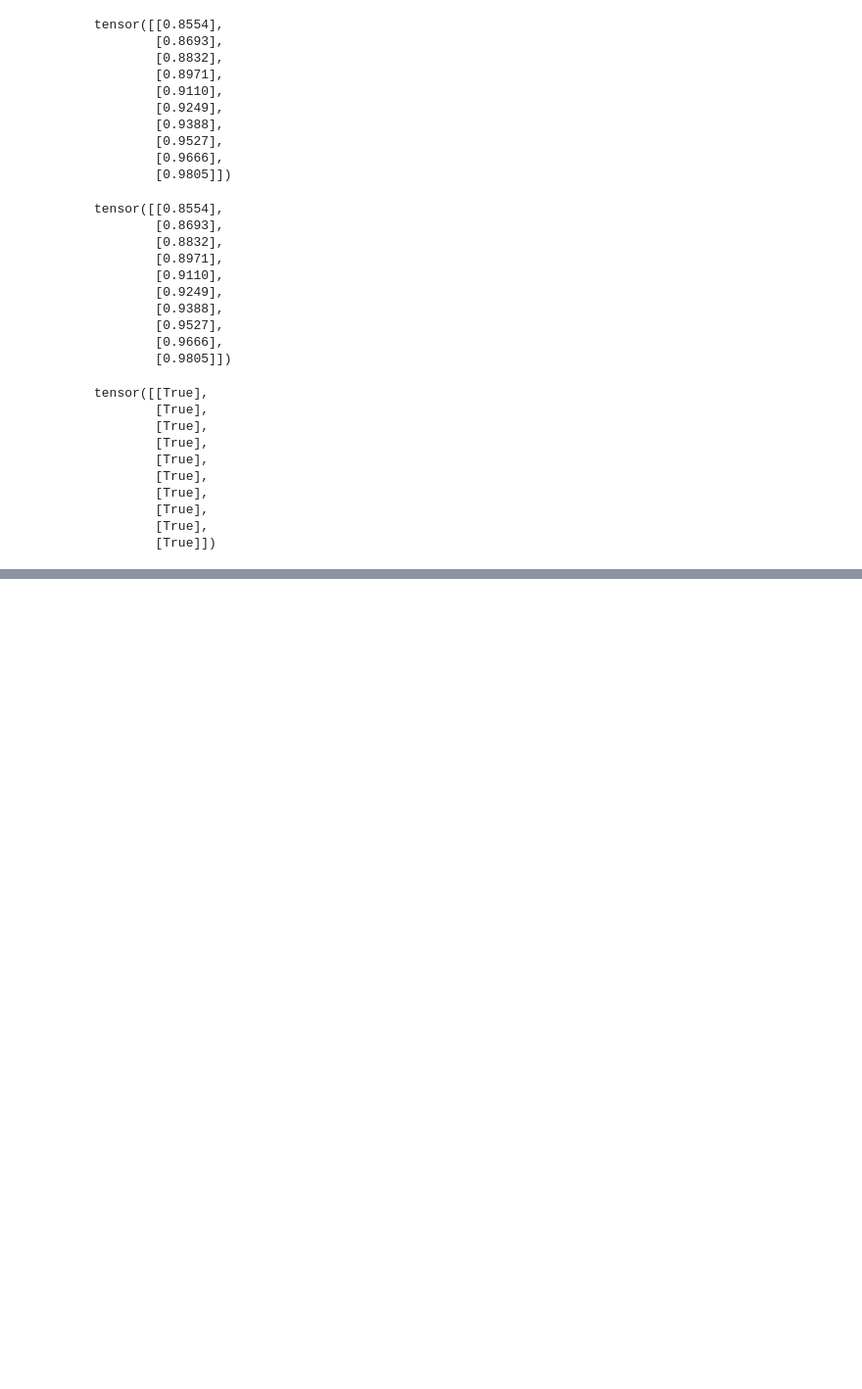
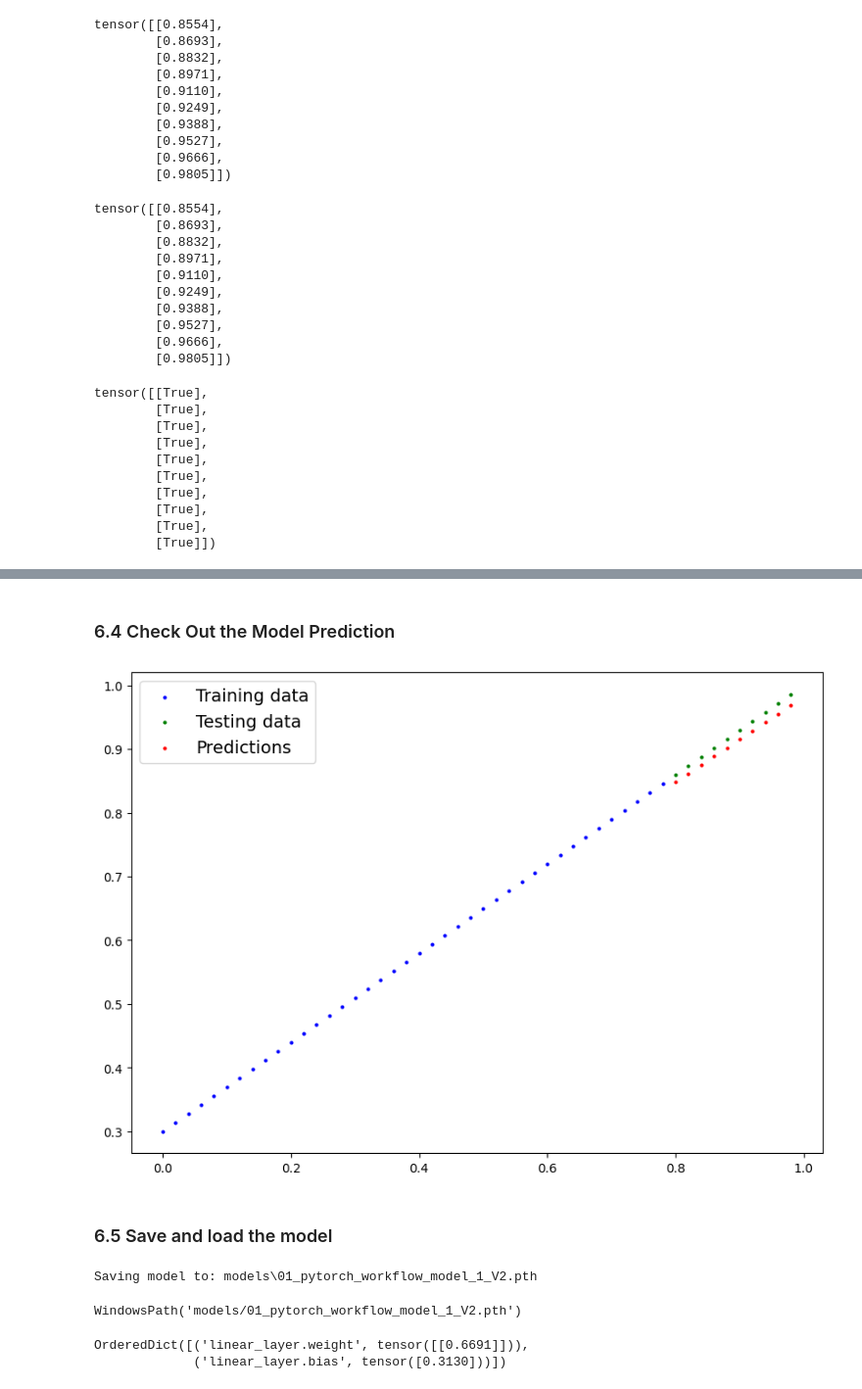
Before and after one commit to Dhusnic/Code_For_Tutorials, a Jupyter notebook: Machine Learning/py Torch/01_py_torch_workflow.ipynb, the cells around one changed output, grey strips where cells are left out. Shown at 98% size. Cells and saved outputs as stored; diff of their text form; code cells hidden in the pictures; blank space fills up the shorter version.

```diff
--- a/Machine Learning/py Torch/01_py_torch_workflow.ipynb
+++ b/Machine Learning/py Torch/01_py_torch_workflow.ipynb
@@ -487,0 +625,40 @@ tensor([[True],
+# %%
+# Let's train the model
+torch.manual_seed(42)
+
+epochs = 100
+# Put data to target device
+X_train = X_train.to(device)
+y_train = y_train.to(device)
+X_test = X_test.to(device)
+y_test = y_test.to(device)
+
+for epoch in range(epochs):
+    model_1.train() # train mode in pytorch sets all parameters that require gradients to require gradients
+
+    # 1. Forward pass
+    y_preds = model_1(X_train) #<- move the data to the target device
+
+    # 2. Calculate loss (per batch)
+    loss = loss_fn(y_preds, y_train) #<- move the data to the target device
+
+    # 3. Optimizer zero grad
+    optimizer.zero_grad()
+
+    # 4. Perform backpropagation on the loss with respect to the parameters of the model
+    loss.backward()
+
+    # 5. Step the optimizer (perform gradient descent)
+    optimizer.step()
+
+    # print(f"Epoch: {epoch} | Loss: {loss}")
+
+    ### Testing
+    model_1.eval() # turns off different settings in the model not needed for evaluation/testing (dropout/batch norm)
+    with torch.inference_mode():
+        # 1. Forward pass
+        test_pred = model_1(X_test) #<- move the data to the target device
+        # 2. Calculate loss (per batch)
+        test_loss = loss_fn(test_pred, y_test) #<- move the data to the target device
+        if epoch % 10 == 0:
+            print(f"Epoch: {epoch} | Loss: {loss} | Test loss: {test_loss}")
@@ -487,0 +676,38 @@ tensor([[True],
+# %% [markdown]
+### 6.4 Check Out the Model Prediction
+# %%
+plot_prediction(predictions=test_pred.cpu()) #<- move the data to the CPU for plotting
+# %% [output]
+[figure, added]
+# %% [markdown]
+### 6.5 Save and load the model
+# %%
+from pathlib import Path
+
+# 1. Create models directory
+MODEL_PATH = Path("models")
+MODEL_PATH.mkdir(parents=True, exist_ok=True)
+# 2. Create model save path
+MODEL_NAME = "01_pytorch_workflow_model_1_V2.pth"
+MODEL_SAVE_PATH = MODEL_PATH / MODEL_NAME
+# 3. Save the model state dict
+print(f"Saving model to: {MODEL_SAVE_PATH}")
+torch.save(obj=model_1.state_dict(), # only saving the state_dict() only saves the models learned parameters
+           f=MODEL_SAVE_PATH)
+
+MODEL_SAVE_PATH
+# %% [output]
+Saving model to: models\01_pytorch_workflow_model_1_V2.pth
+WindowsPath('models/01_pytorch_workflow_model_1_V2.pth')
+# %%
+# Load a PyTorch model
+
+# Create a new instance of linear regression model V2
+loaded_model_1 = LinearRegressionModelV2()
+
+# Load the saved model_1 state_dict
+loaded_model_1.load_state_dict(torch.load(f=MODEL_SAVE_PATH))
+loaded_model_1.state_dict() #<- check the loaded model state dict
+# %% [output]
+OrderedDict([('linear_layer.weight', tensor([[0.6691]])),
+             ('linear_layer.bias', tensor([0.3130]))])
```
Also changed, not shown: parts of 20 cells of this notebook, 5 other files.
